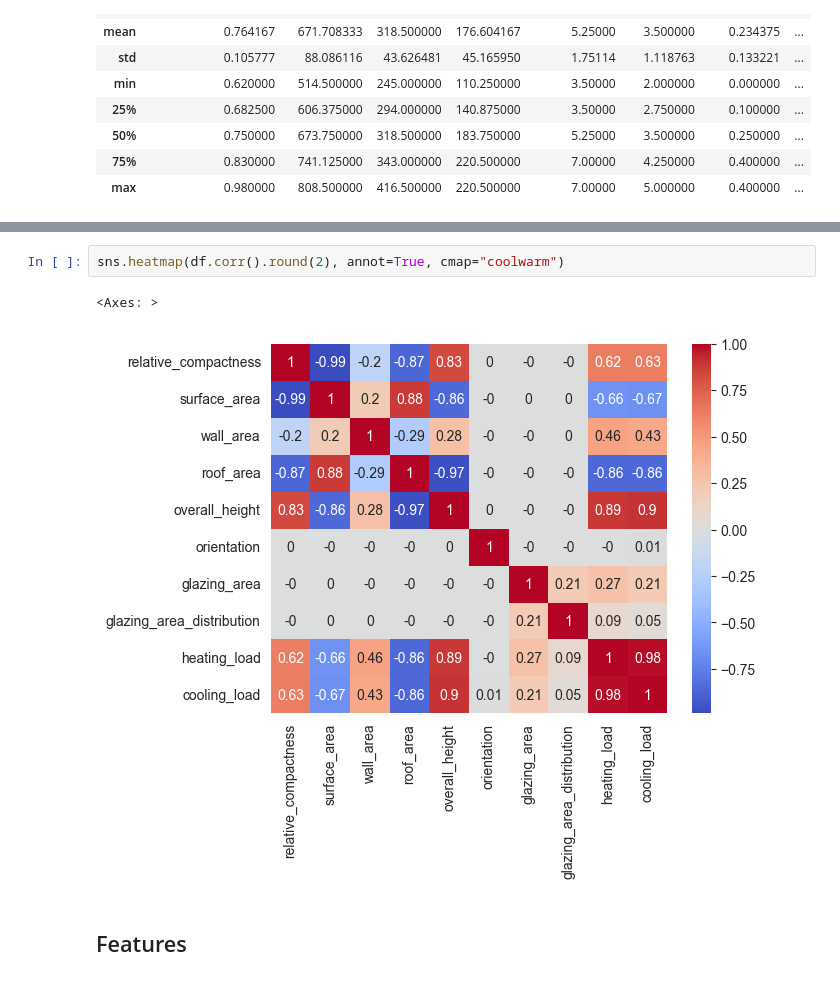
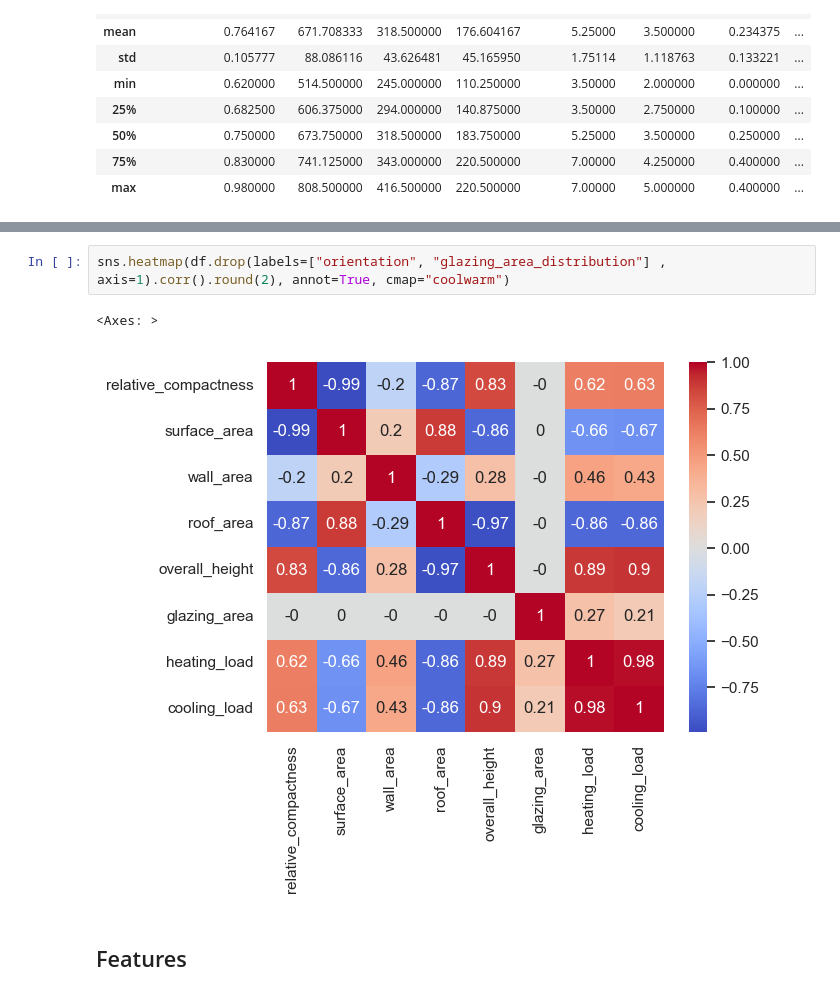
Before and after one commit to wimphil/machine_learning_group_11, a Jupyter notebook: exercise_0/analyze_energy_efficency_dataset.ipynb, the cells around one changed output, grey strips where cells are left out. Cells and saved outputs as stored; diff of their text form.

```diff
--- a/exercise_0/analyze_energy_efficency_dataset.ipynb
+++ b/exercise_0/analyze_energy_efficency_dataset.ipynb
@@ -69,10 +69,10 @@ Data columns (total 10 columns):
 dtypes: float64(8), int64(2)
 memory usage: 60.1 KB
 # %%
-sns.heatmap(df.corr().round(2), annot=True, cmap="coolwarm")
+sns.heatmap(df.drop(labels=["orientation", "glazing_area_distribution"] , axis=1).corr().round(2), annot=True, cmap="coolwarm")
 # %% [output]
 <Axes: >
-[figure, old version]
+[figure, new version]
 # %% [markdown]
 ## Features
 # %%
```
Also changed, not shown: parts of 1 cell of this notebook, 3 other files.
